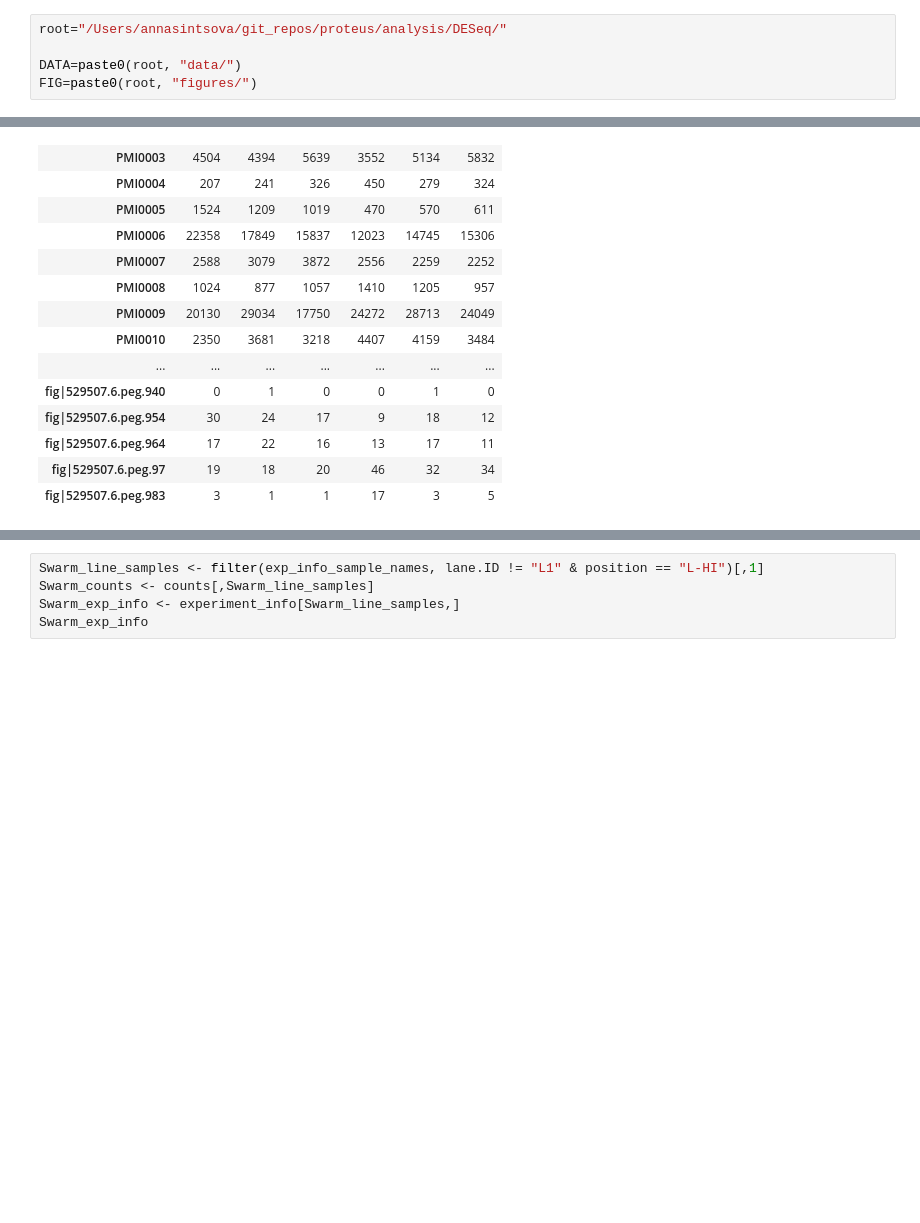
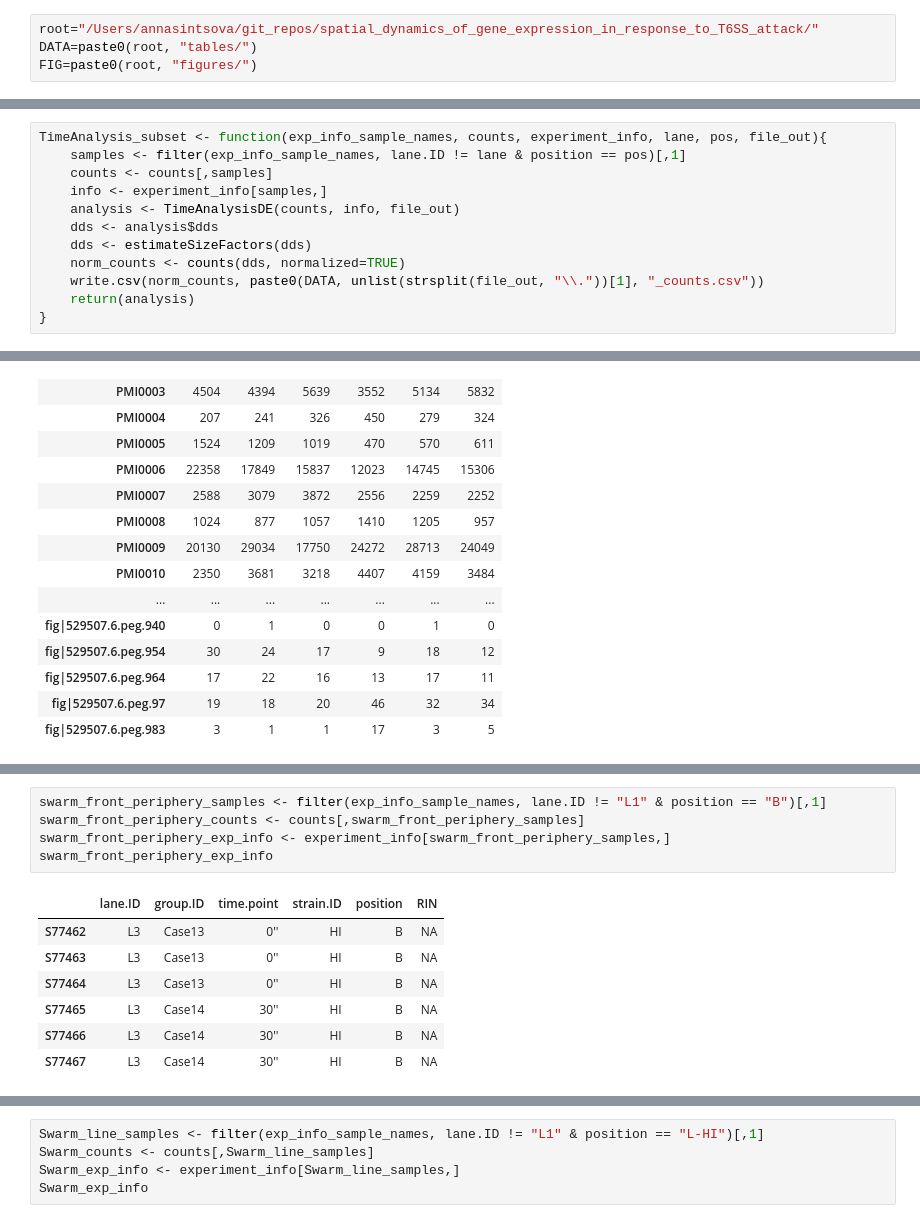
Before and after one commit to ASintsova/spatial_dynamics_of_gene_expression_in_response_to_T6SS_attack, a Jupyter notebook: lib/proteus_DE.ipynb, the cells around one changed output, grey strips where cells are left out. Cells and saved outputs as stored; diff of their text form; blank space fills up the shorter version.

```diff
--- a/lib/proteus_DE.ipynb
+++ b/lib/proteus_DE.ipynb
@@ -27,5 +9,4 @@ The following objects are masked from ‘package:base’:
 # %%
-root="/Users/annasintsova/git_repos/proteus/analysis/DESeq/"
-
-DATA=paste0(root, "data/")
+root="/Users/annasintsova/git_repos/spatial_dynamics_of_gene_expression_in_response_to_T6SS_attack/"
+DATA=paste0(root, "tables/")
 FIG=paste0(root, "figures/")
@@ -81,0 +48,12 @@ exp_info_sample_names <- tibble::rownames_to_column(experiment_info, var = "rown
+# %%
+TimeAnalysis_subset <- function(exp_info_sample_names, counts, experiment_info, lane, pos, file_out){
+    samples <- filter(exp_info_sample_names, lane.ID != lane & position == pos)[,1]
+    counts <- counts[,samples]
+    info <- experiment_info[samples,]
+    analysis <- TimeAnalysisDE(counts, info, file_out)
+    dds <- analysis$dds
+    dds <- estimateSizeFactors(dds)
+    norm_counts <- counts(dds, normalized=TRUE)
+    write.csv(norm_counts, paste0(DATA, unlist(strsplit(file_out, "\\."))[1], "_counts.csv"))
+    return(analysis)
+}
@@ -228,0 +245,13 @@ PMI2149 1967.55590      -3.925734 0.3974602 -9.877049 5.235167e-23 6.287435e-20
+# %%
+swarm_front_periphery_samples <- filter(exp_info_sample_names, lane.ID != "L1" & position == "B")[,1]
+swarm_front_periphery_counts <- counts[,swarm_front_periphery_samples]
+swarm_front_periphery_exp_info <- experiment_info[swarm_front_periphery_samples,]
+swarm_front_periphery_exp_info
+# %% [output]
+|  | lane.ID | group.ID | time.point | strain.ID | position | RIN |
+| S77462 | L3 | Case13 | 0'' | HI | B | NA |
+| S77463 | L3 | Case13 | 0'' | HI | B | NA |
+| S77464 | L3 | Case13 | 0'' | HI | B | NA |
+| S77465 | L3 | Case14 | 30'' | HI | B | NA |
+| S77466 | L3 | Case14 | 30'' | HI | B | NA |
+| S77467 | L3 | Case14 | 30'' | HI | B | NA |
```
Also changed, not shown: parts of 26 cells of this notebook, 11 other files.
